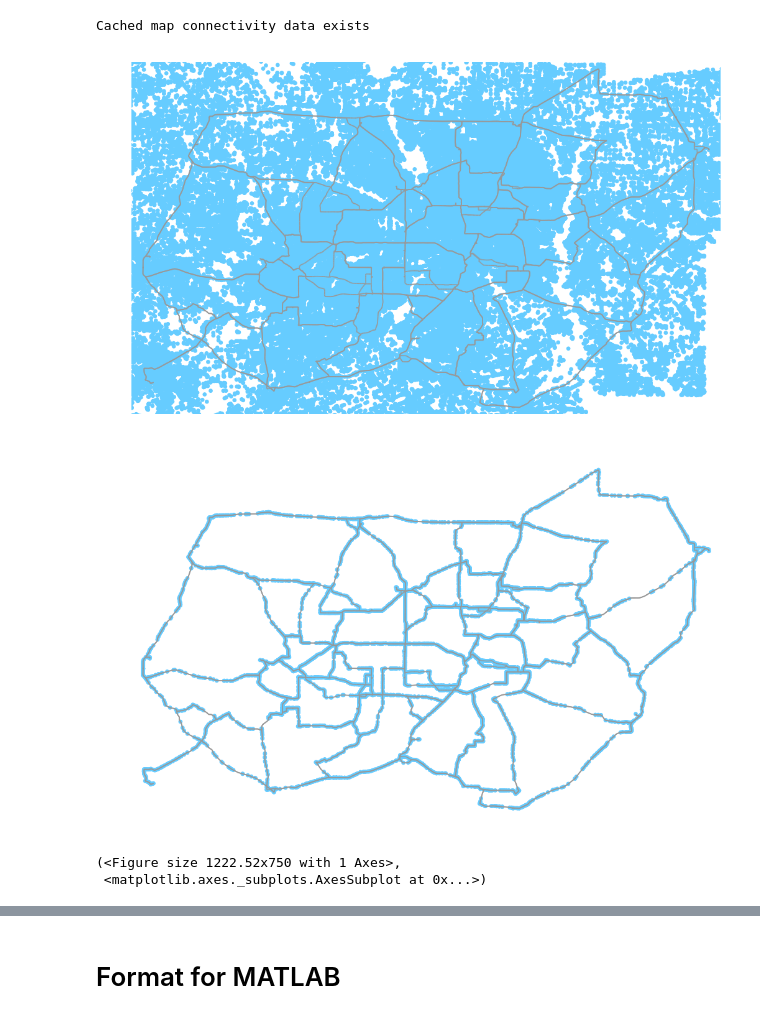
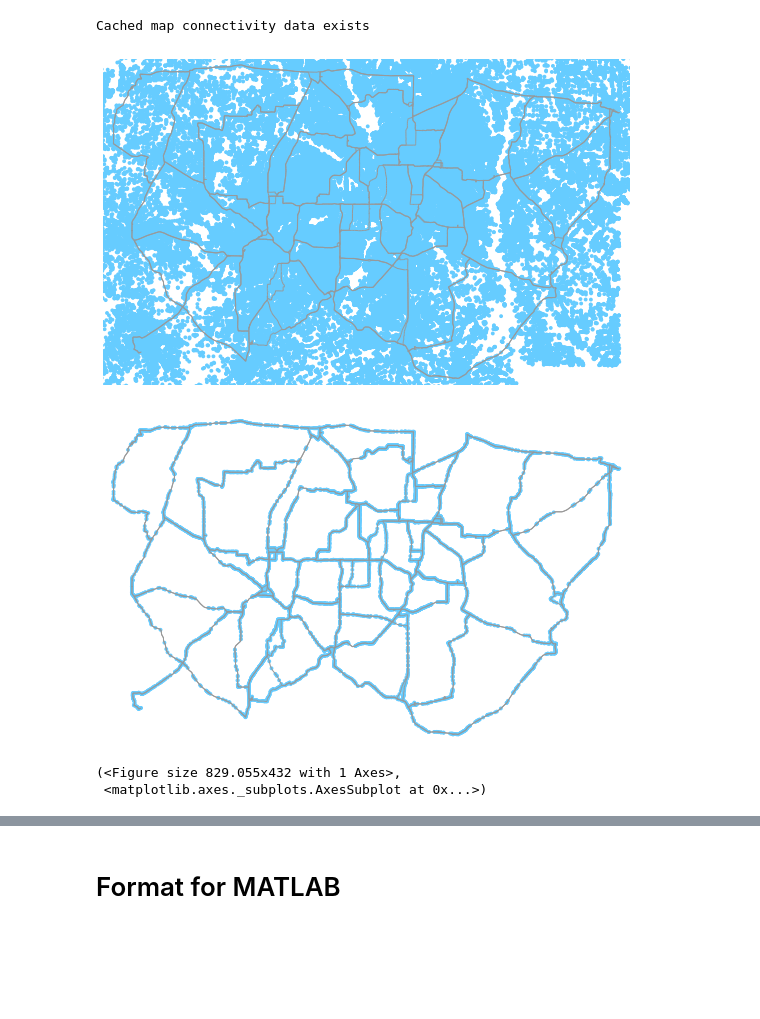
Before and after one commit to StanfordASL/pamod, a Jupyter notebook: case_studies/Dallas_Fort-Worth/DFW_scenario_preparation.ipynb, the cells around one changed output, grey strips where cells are left out. Saved outputs shown, nothing was run; the diff lists cells and outputs as text; code cells hidden in the pictures; blank space fills up the shorter version.

```diff
--- a/case_studies/Dallas_Fort-Worth/DFW_scenario_preparation.ipynb
+++ b/case_studies/Dallas_Fort-Worth/DFW_scenario_preparation.ipynb
@@ -492,7 +546,7 @@ Tractnbrs = NearestNeighbors(n_neighbors=1).fit(kmeans.cluster_centers_)
 distances, indices = Tractnbrs.kneighbors(node_coords)
 
 i=0;
-for nodeID, node in H.node.iteritems():
+for nodeID, node in H.nodes.items():
     node['cluster']=indices[np.where(node_coord_idx==nodeID)[0][0]][0]
     i+=1
 # %%
@@ -521,8 +576,6 @@ else:
 Cached map connectivity data exists
 # %%
 # This will take a long while
-
-
 
 def find_cluster_connectivity(Inputs):
     FirstCluster = Inputs[0]
@@ -537,9 +590,9 @@ def find_cluster_connectivity(Inputs):
 
 if computedistflag:
 
-    print 'Starting parallel computation of road capacities and travel times'
+    print('Starting parallel computation of road capacities and travel times')
 
-    SEIndices = [np.array([endn['StartClusterID'], endn['EndClusterID']]) for startn in H.edge.values() for endn in startn.values() ]
+    SEIndices = [np.array([H[_start][_end]['StartClusterID'], H[_start][_end]['EndClusterID']]) for (_start, _end) in H.edges()]
     StartIndices, EndIndices = zip(*SEIndices)
     StartIndices = np.array(StartIndices)
     EndIndices = np.array(EndIndices)
@@ -560,11 +613,11 @@ if computedistflag:
         if Connected:
             ValidStartIndices.append(FC)
             ValidEndIndices.append(SC)
-    ValidClusters=zip(ValidStartIndices,ValidEndIndices);
+    ValidClusters=list(zip(ValidStartIndices,ValidEndIndices))
 
 
     output0 = open(road_data_dir+'DFWCWlusterConnectivity'+str(nclusters)+'_v2.pkl', 'wb')
-    pickle.dump(ValidClusters, output0)
+    pickle.dump(list(ValidClusters), output0)
     output0.close()
 # %%
 def ComputeClusterConnectivity(Inputs):
@@ -574,7 +627,7 @@ def ComputeClusterConnectivity(Inputs):
     #H=Inputs[2]
     #G=Inputs[3]
     #clusters=Inputs[4]
-    print 'Clusters: '+str(FirstCluster)+'-'+str(SecondCluster)
+    print('Clusters: '+str(FirstCluster)+'-'+str(SecondCluster))
 
     connedgectA=0
     connedgectB=0
@@ -592,7 +645,7 @@ def ComputeClusterConnectivity(Inputs):
 
         Hc=H.copy()
         #Gc=G.copy()
-        for EdgeID in Hc.edges():
+        for EdgeID in list(Hc.edges()):
             edgeSCl=Hc[EdgeID[0]][EdgeID[1]]['StartClusterID']
             edgeECl=Hc[EdgeID[0]][EdgeID[1]]['EndClusterID']
             if not ((edgeSCl==FirstCluster or edgeSCl==SecondCluster) and (edgeECl==FirstCluster or edgeECl==SecondCluster)):
@@ -617,7 +670,7 @@ def ComputeClusterConnectivity(Inputs):
             CClusterTravelTime1=np.infty
             CClusterShortestPath1=None
             CClusterCapacity1=np.infty
-            print 'Clusters '+str(FirstCluster)+' and '+str(SecondCluster)+' are not connected'
+            print('Clusters '+str(FirstCluster)+' and '+str(SecondCluster)+' are not connected')
         try:
             CClusterTravelTime2=nx.shortest_path_length(H,source=EndProbeNode,target=StartProbeNode,weight='weight')
             CClusterShortestPath2=nx.shortest_path(Hc,source=EndProbeNode,target=StartProbeNode,weight='weight')
@@ -626,7 +679,7 @@ def ComputeClusterConnectivity(Inputs):
             CClusterTravelTime2=np.infty
             CClusterShortestPath2=None
             CClusterCapacity2=np.infty
-            print 'Clusters '+str(SecondCluster)+' and '+str(FirstCluster)+' are not connected'
+            print('Clusters '+str(SecondCluster)+' and '+str(FirstCluster)+' are not connected')
     else:
         CClusterTravelTime1=np.infty
         CClusterShortestPath1=None
@@ -634,7 +687,7 @@ def ComputeClusterConnectivity(Inputs):
         CClusterTravelTime2=np.infty
         CClusterShortestPath2=None
         CClusterCapacity2=np.infty
-    print 'Done with clusters: '+str(FirstCluster)+'-'+str(SecondCluster)
+    print('Done with clusters: '+str(FirstCluster)+'-'+str(SecondCluster))
     return [CClusterTravelTime1,CClusterShortestPath1,CClusterCapacity1,CClusterTravelTime2,CClusterShortestPath2,CClusterCapacity2,FirstCluster,SecondCluster]
 # %%
 
@@ -646,10 +699,10 @@ if parallelflag:
         output0.close()
 
         print('Now computing capacity and travel time...')
-        pool = mp.Pool(processes=8) #for some reason, each process eats 5Gb of RAM, and they do not garbage collect well
+        pool = mp.Pool(processes=mp.cpu_count()-2) # You may want to limit the number of processes to 8 - for some reason, each process eats 5Gb of RAM, and they do not garbage collect well
         #pooloutput = pool.map(ComputeClusterConnectivity, ([FirstCluster, SecondCluster,H,G,clusters] for FirstCluster in range(nclusters) for SecondCluster in range(FirstCluster+1,nclusters) if (sum(np.logical_and(StartIndices==FirstCluster,  EndIndices==SecondCluster))>0) ))
         pooloutput = pool.imap(ComputeClusterConnectivity, ValidClusters)
-        print('This will be a while...go make a tea or three and keep an eye on htop. Do not start the next cell until this one is done, or it will timeout. - but it will be blocked until all processes are done.')
+        print('This will be a while...go make a tea or three and keep an eye on htop. Do not start the next cell until this one is done - it will not timeout, but it will be blocked until all processes are done.')
 # %%
 if parallelflag:
     if computedistflag:
@@ -746,34 +800,34 @@ if loadflag:
     output3.close()
 # %%
 Simple = nx.DiGraph()
-for ix, path in CClusterShortestPath.iteritems():
-    Simple.add_path(path)
+for ix, path in CClusterShortestPath.items():
+    nx.add_path(Simple,path)
 
-for ix, node in Simple.node.iteritems():
-    node['x']=G.node[ix]['x']
-    node['y']=G.node[ix]['y']
+for ix, node in Simple.nodes.items():
+    node['x']=G.nodes[ix]['x']
+    node['y']=G.nodes[ix]['y']
 
 Gsimple=G.copy()
-edgeslist=Gsimple.edges()
+edgeslist=list(Gsimple.edges())
 
 for i in edgeslist:
     if not Simple.has_edge(i[0],i[1]):
         Gsimple.remove_edge(i[0],i[1])
 ox.plot_graph(Gsimple)
 
 Gsimpler=Gsimple.copy()
 
-nodeslist=Gsimpler.nodes()
+nodeslist=list(Gsimpler.nodes())
 for i in nodeslist:
     if not Simple.has_node(i):
         Gsimpler.remove_node(i)
 
 
 ox.plot_graph(Gsimpler)
 # %% [output]
-[figure, old version]
+[figure, new version]
-[figure, old version]
+[figure, new version]
-(<Figure size 1222.52x750 with 1 Axes>,
+(<Figure size 829.055x432 with 1 Axes>,
  <matplotlib.axes._subplots.AxesSubplot at 0x...>)
 # %%
 CClusterPathLength=np.zeros([nclusters,nclusters])
```
Also changed, not shown: parts of 50 cells of this notebook, 12 other files.
